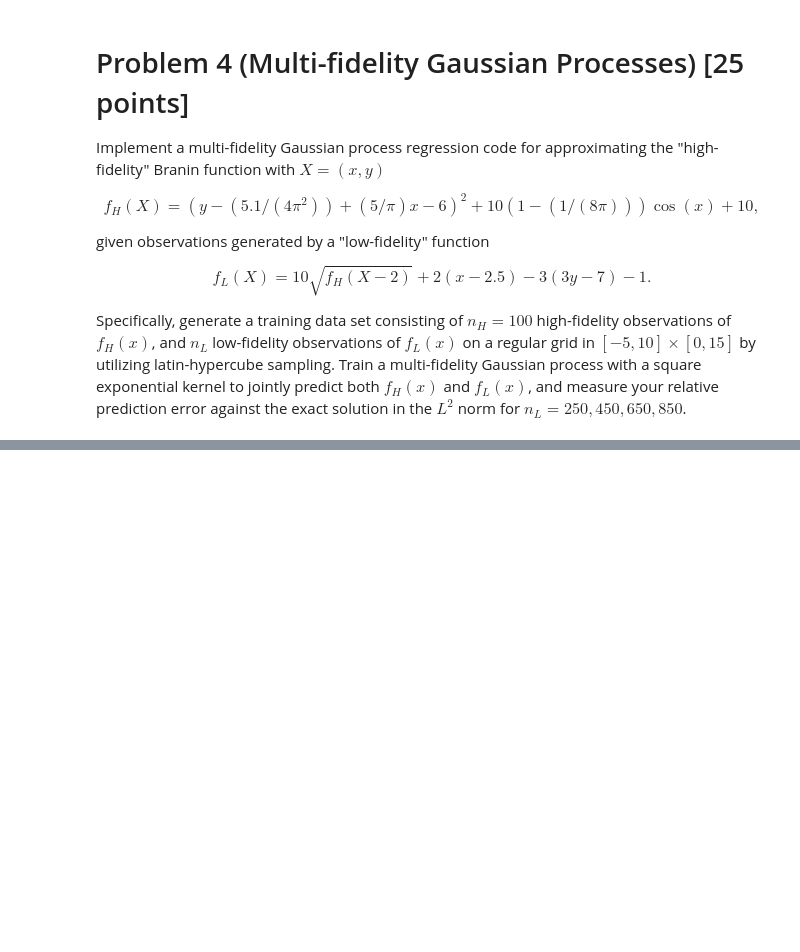
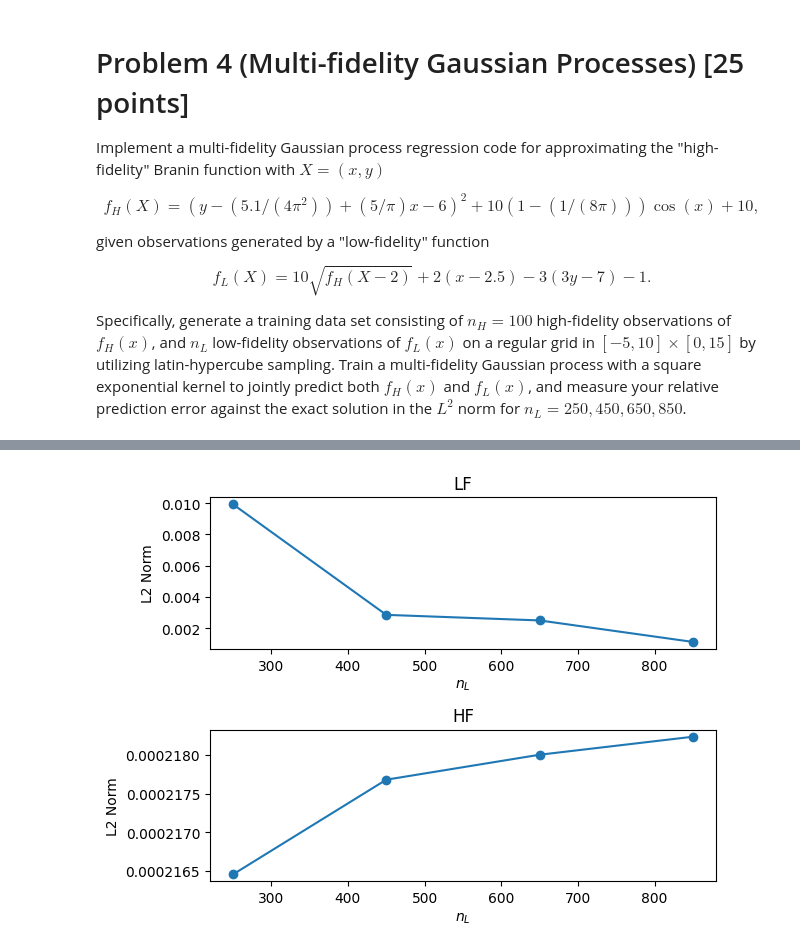
Before and after one commit to cnagata2002/ENM5310, a Jupyter notebook: HW/HW1/coding_assignment1_helper.ipynb, the cells around one changed output, grey strips where cells are left out. Cells and saved outputs as stored; diff of their text form; code cells hidden in the pictures; blank space fills up the shorter version.

```diff
--- a/HW/HW1/coding_assignment1_helper.ipynb
+++ b/HW/HW1/coding_assignment1_helper.ipynb
@@ -1040,22 +1057,16 @@ n_L = [250,450,650,850]
 lb = jnp.array([-5.0, 0.0])
 ub = jnp.array([10.0, 15.0])
 
+x_H = lhs(n=2,samples = n_H)
+x_L = lhs(n=2,samples = n_L[-1])
+
 n_test = 150
 x_test_unit = lhs(n=2, samples=n_test)
 x_test = lb + x_test_unit * (ub - lb)
-y_exact = f_H(x_test)
 
-L2 = []
+results = []
 
 for n_L_i in n_L:
-    opt_params, batch, mu_y_H, sigma_y_H = train_multi(n_L_i,n_H,10)
-
-
-    y_pred_norm, cov_norm = predict(batch, opt_params, x_test)
-
-    y_pred = mu_y_H + sigma_y_H * y_pred_norm
-
-    L2_i = jnp.linalg.norm(y_pred - y_exact) / jnp.linalg.norm(y_exact)
-    L2.append(L2_i)
-    print(f"n_L = {n_L_i}, Relative L2 error:", L2_i)
+    opt_params, batch, mu_y_L, sigma_y_L, mu_y_H, sigma_y_H = train_multi(x_L[0:n_L_i,:],x_H,10)
+    results.append((opt_params, batch, mu_y_L, sigma_y_L, mu_y_H, sigma_y_H))
 # %% [output]
@@ -1065,0 +1089,28 @@ n_L = 250, Relative L2 error: 0.0018014753
+# %%
+L2 = []
+y_exact_H = f_H(x_test)
+y_exact_L = f_L(x_test)
+for i,n_L_i in enumerate(n_L):
+    opt_params, batch, mu_y_L, sigma_y_L, mu_y_H, sigma_y_H = results[i]
+    mu_L, cov_L, mu_H, cov_H = predict(batch, opt_params, x_test_unit)
+    y_pred_H = mu_y_H + sigma_y_H * mu_H
+    y_pred_L = mu_y_L + sigma_y_L * mu_L
+
+    L2_i_H = jnp.linalg.norm(y_pred_H - y_exact_H) / jnp.linalg.norm(y_exact_H)
+    L2_i_L = jnp.linalg.norm(y_pred_L - y_exact_L) / jnp.linalg.norm(y_exact_L)
+    L2.append([L2_i_L,L2_i_H])
+    # print(f"n_L = {n_L_i}, Relative L2_H error:", L2_i_H, "Relative L2_L error:", L2_i_L)
+
+fig, ax = plt.subplots(2,1)
+ax[0].plot(n_L,np.array(L2)[:,0],marker = 'o')
+ax[0].set_title("LF")
+ax[0].set_ylabel("L2 Norm")
+ax[0].set_xlabel(r"$n_L$")
+
+ax[1].plot(n_L,np.array(L2)[:,1],marker = 'o')
+ax[1].set_title("HF")
+ax[1].set_ylabel("L2 Norm")
+ax[1].set_xlabel(r"$n_L$")
+plt.tight_layout()
+# %% [output]
+[figure, added]
```
Also changed, not shown: parts of 4 cells of this notebook.
